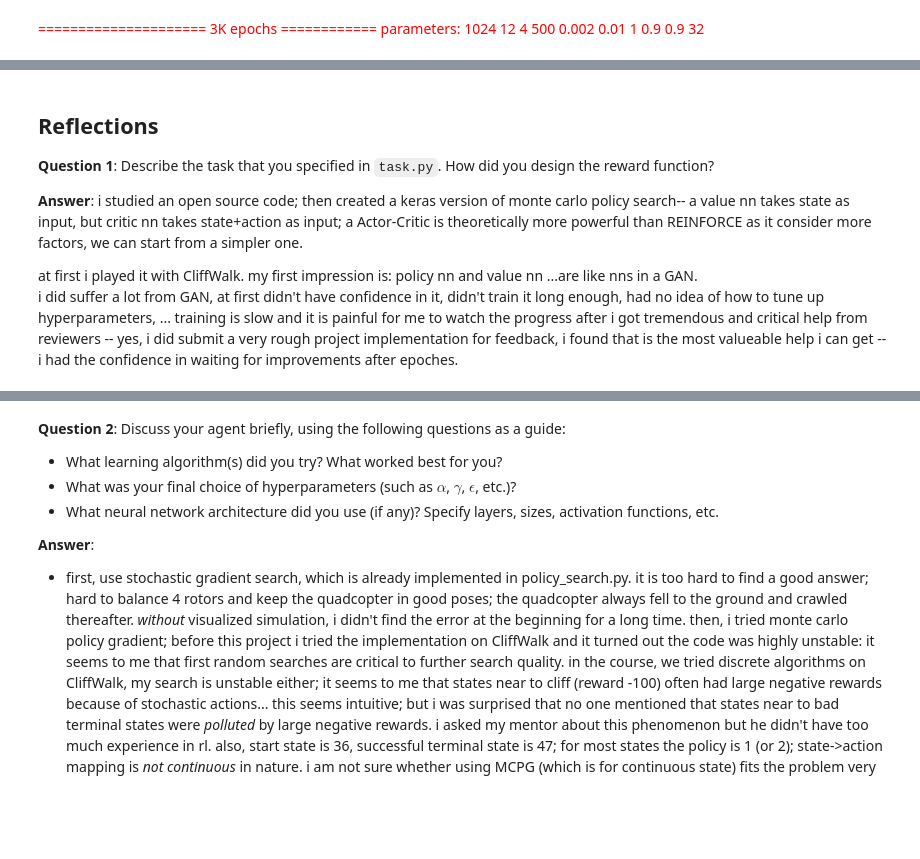
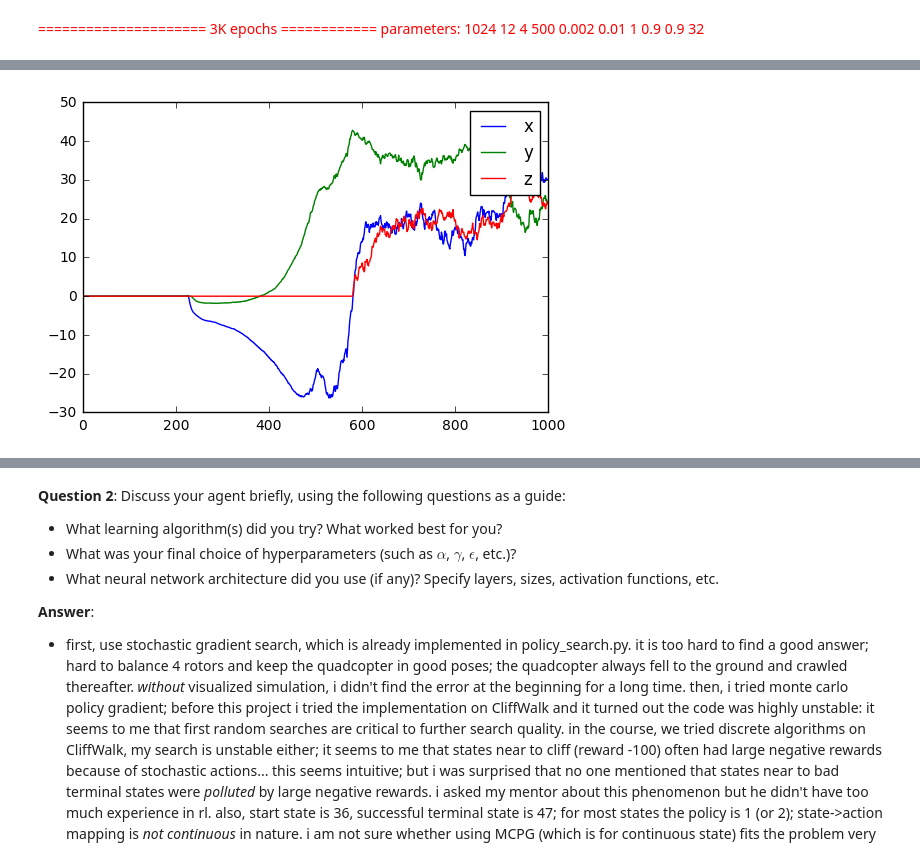
Before and after one commit to dapengAtGoGuardian/quadcopter, a Jupyter notebook: Quadcopter_Project.ipynb, the cells around one changed output, grey strips where cells are left out. Cells and saved outputs as stored; diff of their text form; code cells hidden in the pictures; blank space fills up the shorter version.

Commit message:
save progress

```diff
--- a/Quadcopter_Project.ipynb
+++ b/Quadcopter_Project.ipynb
@@ -1040,11 +1047,11 @@ _ = plt.ylim()
-# %% [markdown]
-## Reflections
-
-**Question 1**: Describe the task that you specified in `task.py`.  How did you design the reward function?
-
-**Answer**:
-i studied an open source code; then created a keras version of monte carlo policy search-- a value nn takes state as input, but critic nn takes state+action as input; a Actor-Critic is theoretically more powerful than REINFORCE as it consider more factors, we can start from a simpler one.
-
-at first i played it with CliffWalk. my first impression is: policy nn and value nn ...are like nns in a GAN.
-i did suffer a lot from GAN, at first didn't have confidence in it, didn't train it long enough, had no idea of how to tune up hyperparameters, ... training is slow and it is painful for me to watch the progress
-after i got tremendous and critical help from reviewers -- yes, i did submit a very rough project implementation for feedback, i found that is the most valueable help i can get -- i had the confidence in waiting for improvements after epoches.
+# %%
+import matplotlib.pyplot as plt
+%matplotlib inline
+xs, ys, zs, _, _, _ = zip(*xyzs)
+plt.plot(xs, label='x')
+plt.plot(ys, label='y')
+plt.plot(zs, label='z')
+plt.legend()
+_ = plt.ylim()
+# %% [output]
+[figure, added]
```
Also changed, not shown: parts of 18 cells of this notebook, 2 other files.
